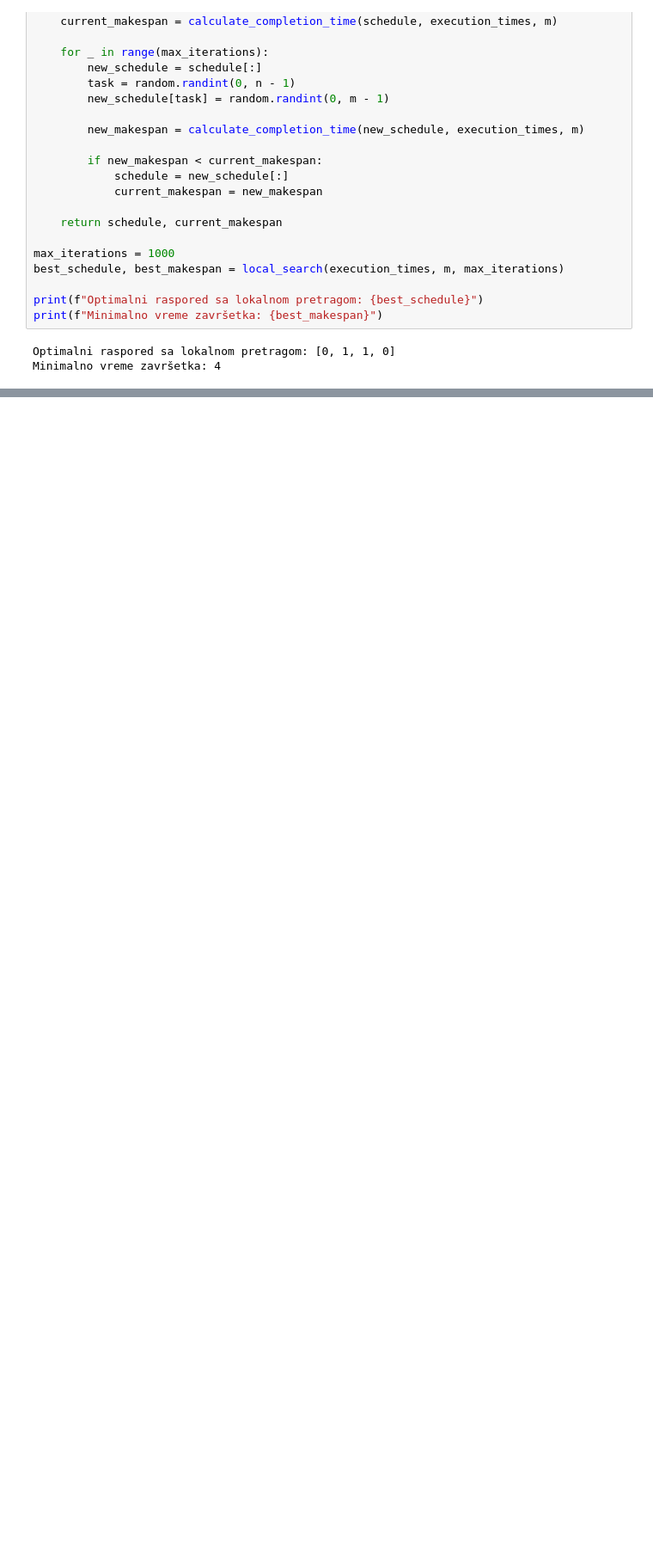
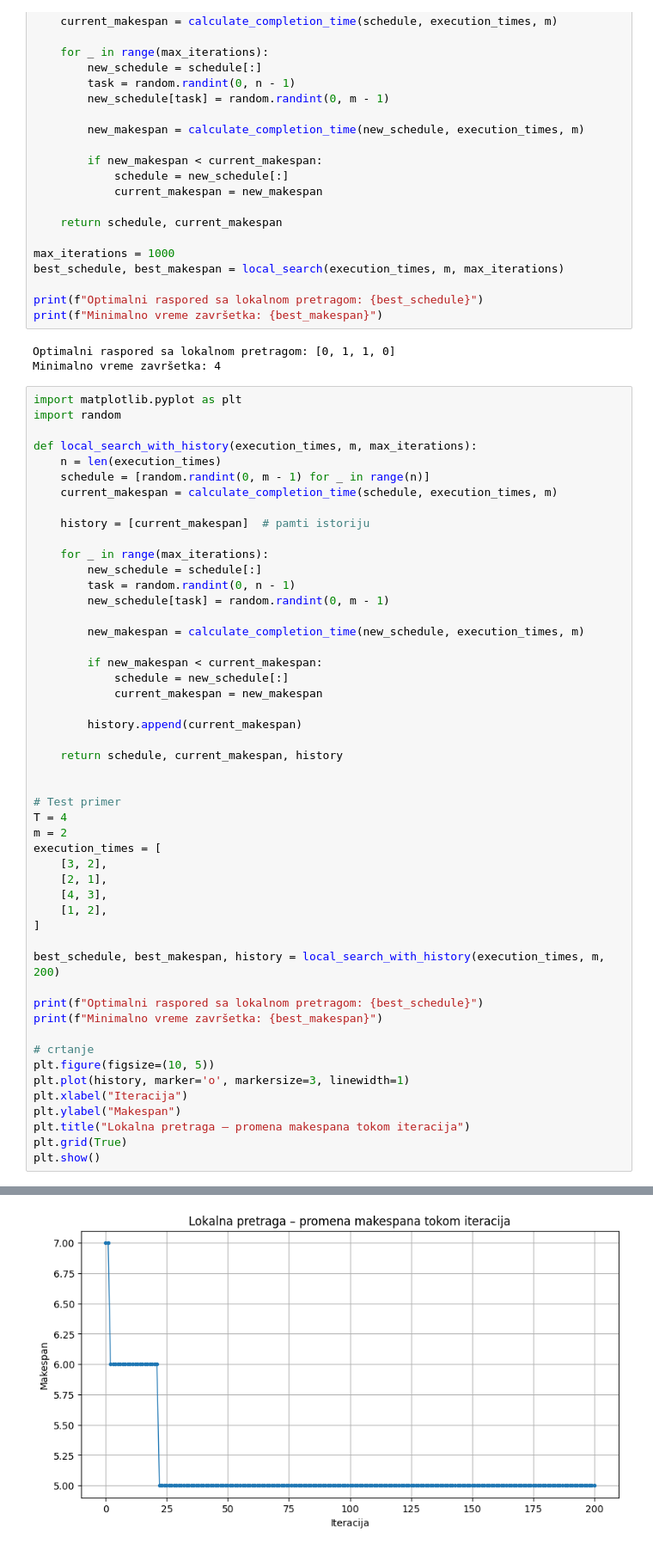
Before and after one commit to dobrosavljevicnenad/multiprocessor_scheduling_optimization, a Jupyter notebook: local_search.ipynb, the cells around one changed output, grey strips where cells are left out. Shown at 86% size. Cells and saved outputs as stored; diff of their text form; blank space fills up the shorter version.

Commit message:
refactor local search

```diff
--- a/local_search.ipynb
+++ b/local_search.ipynb
@@ -45,3 +45,54 @@ print(f"Minimalno vreme završetka: {best_makespan}")
 # %% [output]
 Optimalni raspored sa lokalnom pretragom: [0, 1, 1, 0]
 Minimalno vreme završetka: 4
+# %%
+import matplotlib.pyplot as plt
+import random
+
+def local_search_with_history(execution_times, m, max_iterations):
+    n = len(execution_times)
+    schedule = [random.randint(0, m - 1) for _ in range(n)]
+    current_makespan = calculate_completion_time(schedule, execution_times, m)
+
+    history = [current_makespan]  # pamti istoriju
+
+    for _ in range(max_iterations):
+        new_schedule = schedule[:]
+        task = random.randint(0, n - 1)
+        new_schedule[task] = random.randint(0, m - 1)
+
+        new_makespan = calculate_completion_time(new_schedule, execution_times, m)
+
+        if new_makespan < current_makespan:
+            schedule = new_schedule[:]
+            current_makespan = new_makespan
+
+        history.append(current_makespan)
+
+    return schedule, current_makespan, history
+
+
+# Test primer
+T = 4
+m = 2
+execution_times = [
+    [3, 2],
+    [2, 1],
+    [4, 3],
+    [1, 2],
+]
+
+best_schedule, best_makespan, history = local_search_with_history(execution_times, m, 200)
+
+print(f"Optimalni raspored sa lokalnom pretragom: {best_schedule}")
+print(f"Minimalno vreme završetka: {best_makespan}")
+
+# crtanje
+plt.figure(figsize=(10, 5))
+plt.plot(history, marker='o', markersize=3, linewidth=1)
+plt.xlabel("Iteracija")
+plt.ylabel("Makespan")
+plt.title("Lokalna pretraga – promena makespana tokom iteracija")
+plt.grid(True)
+plt.show()
+# %% [output]
@@ -47,0 +101 @@ Minimalno vreme završetka: 4
+[figure, added]
```
Also changed, not shown: parts of 2 cells of this notebook.
